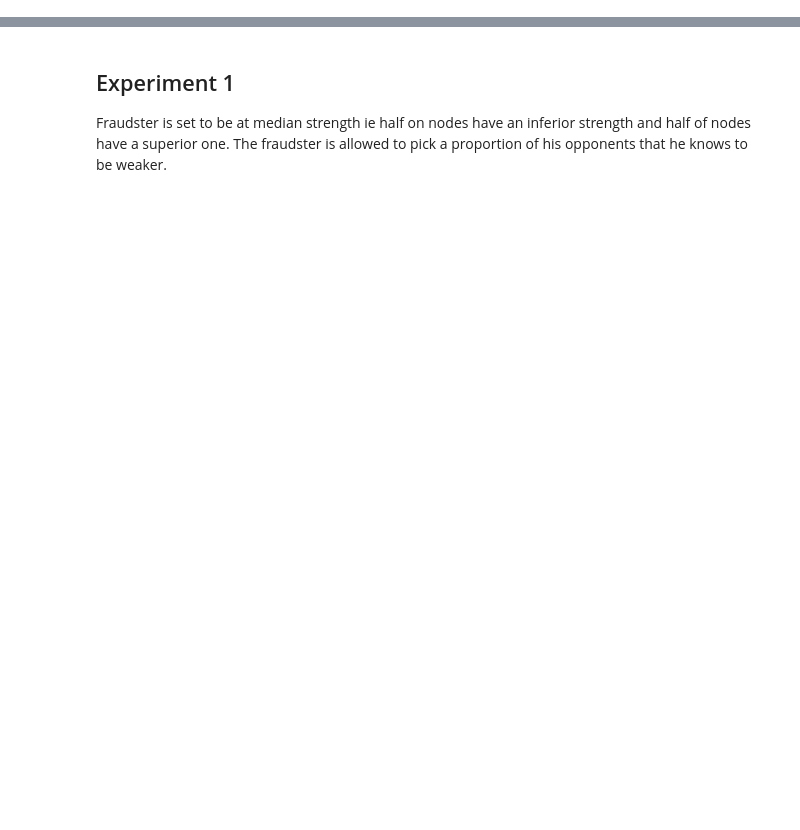
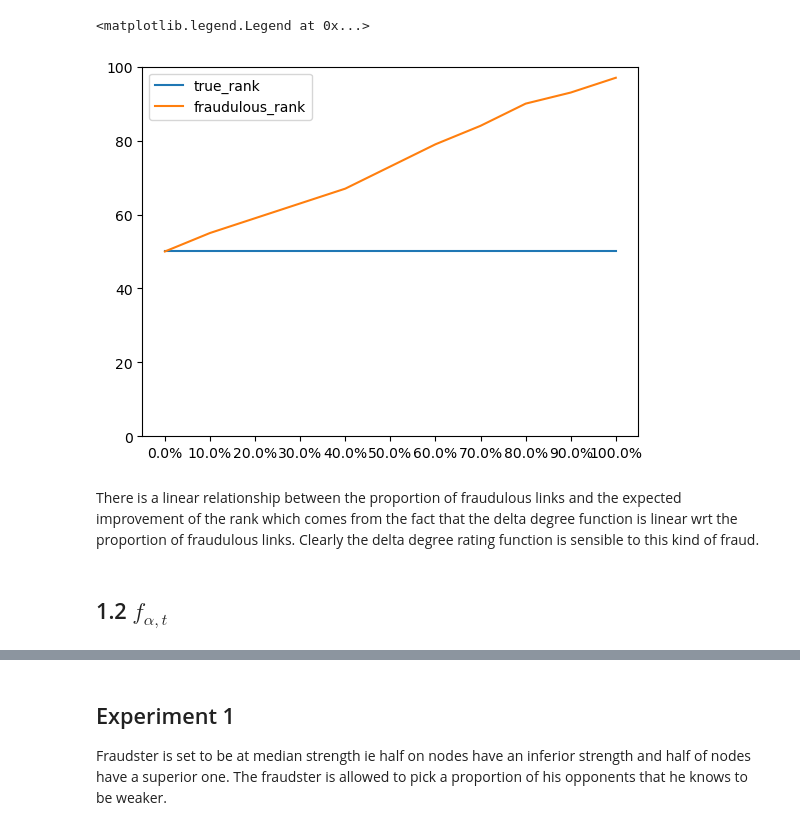
Before and after one commit to PierrickLeroy/mma-graph, a Jupyter notebook: synthetic.ipynb, the cells around one changed output, grey strips where cells are left out. Saved outputs shown, nothing was run; the diff lists cells and outputs as text; code cells hidden in the pictures; blank space fills up the shorter version.

```diff
--- a/synthetic.ipynb
+++ b/synthetic.ipynb
@@ -28,0 +91,13 @@ nx.write_gexf(G, "gephi_viz/synthetic.gexf")
+# %%
+plt.plot([FRAUDSTER_INDEX for _ in list_series_delta_degrees], label="true_rank")
+plt.plot([np.nonzero(l.sort_values().index == FRAUDSTER_INDEX)[0][0] for l in list_series_delta_degrees], label="fraudulous_rank")
+plt.ylim([0,N])
+plt.xticks(range(len(list_fraud_probabilities)), [f"{100*x}%" for x in list_fraud_probabilities])
+plt.legend()
+# %% [output]
+<matplotlib.legend.Legend at 0x...>
+[figure, added]
+# %% [markdown]
+There is a linear relationship between the proportion of fraudulous links and the expected improvement of the rank which comes from the fact that the delta degree function is linear wrt the proportion of fraudulous links. Clearly the delta degree rating function is sensible to this kind of fraud.
+# %% [markdown]
+## 1.2 $f_{\alpha,t}$
```
Also changed, not shown: parts of 61 cells of this notebook, 7 other files.
